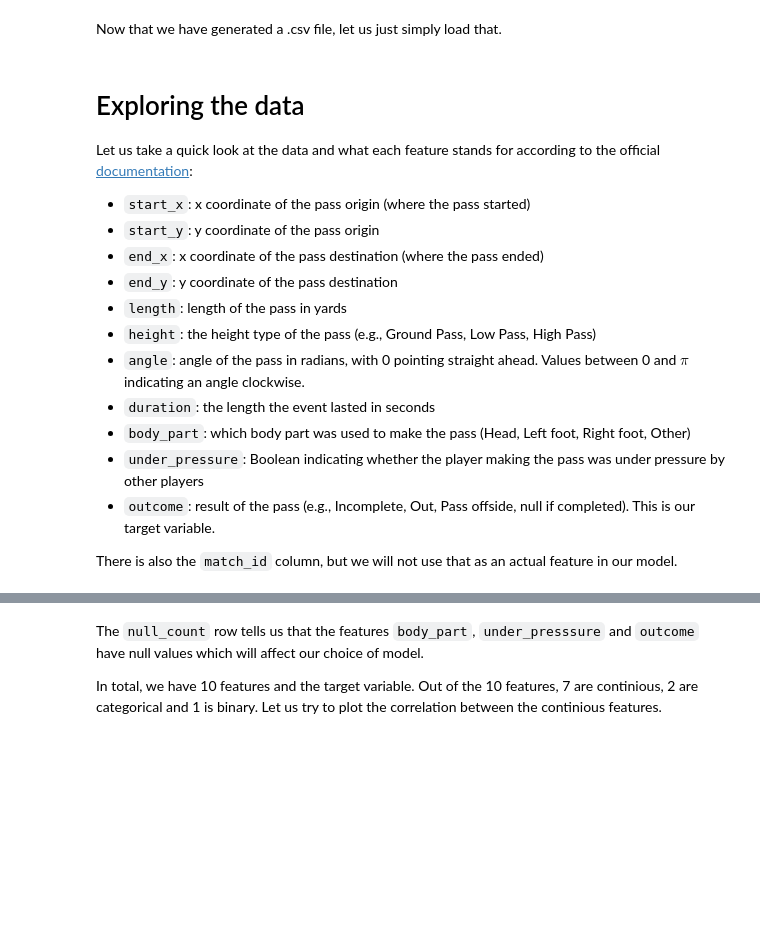
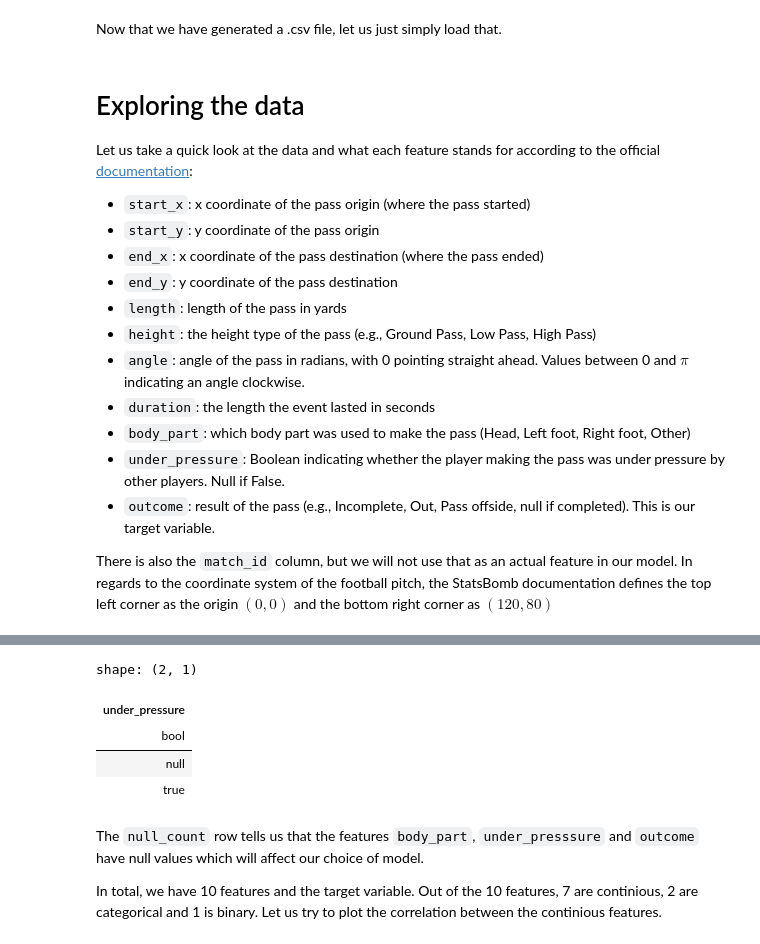
Before and after one commit to yucheng-fu/football_analytics, a Jupyter notebook: 02-analysis/02-analysis.ipynb, the cells around one changed output, grey strips where cells are left out. Drawn from its saved outputs; the diff is of its cells as text; code cells hidden in the pictures; blank space fills up the shorter version.

```diff
--- a/02-analysis/02-analysis.ipynb
+++ b/02-analysis/02-analysis.ipynb
@@ -52,10 +53,10 @@ Let us take a quick look at the data and what each feature stands for according
 - ``angle``: angle of the pass in radians, with 0 pointing straight ahead. Values between 0 and $\pi$ indicating an angle clockwise.
 - ``duration``: the length the event lasted in seconds
 - ``body_part``: which body part was used to make the pass (Head, Left foot, Right foot, Other)
-- ``under_pressure``: Boolean indicating whether the player making the pass was under pressure by other players
+- ``under_pressure``: Boolean indicating whether the player making the pass was under pressure by other players. Null if False.
 - ``outcome``: result of the pass (e.g., Incomplete, Out, Pass offside, null if completed). This is our target variable.
 
-There is also the ``match_id`` column, but we will not use that as an actual feature in our model.
+There is also the ``match_id`` column, but we will not use that as an actual feature in our model. In regards to the coordinate system of the football pitch, the StatsBomb documentation defines the top left corner as the origin $(0,0)$ and the bottom right corner as $(120, 80)$
 # %%
 passes_df.describe()
 # %% [output]
@@ -71,6 +72,14 @@ shape: (9, 13)
 | "50%" | 7560.0 | 59.0 | 40.0 | 66.0 | 40.0 | 17.464249 | null | 0.0 | 1.293 | null | ... |
 | "75%" | 7580.0 | 80.0 | 61.0 | 87.0 | 61.0 | 27.018513 | null | 1.2490457 | 1.84 | null | ... |
 | "max" | 8658.0 | 120.0 | 80.0 | 120.0 | 80.0 | 108.66922 | "Low Pass" | 3.1415927 | 8.56 | "Right Foot" | ... |
+# %%
+passes_df.select(pl.col("under_pressure")).unique()
+# %% [output]
+shape: (2, 1)
+| under_pressure |
+| bool |
+| null |
+| true |
 # %% [markdown]
 The ``null_count`` row tells us that the features ``body_part``, ``under_presssure`` and ``outcome`` have null values which will affect our choice of model.
 
```
Also changed, not shown: parts of 11 cells of this notebook, 1 other file.
